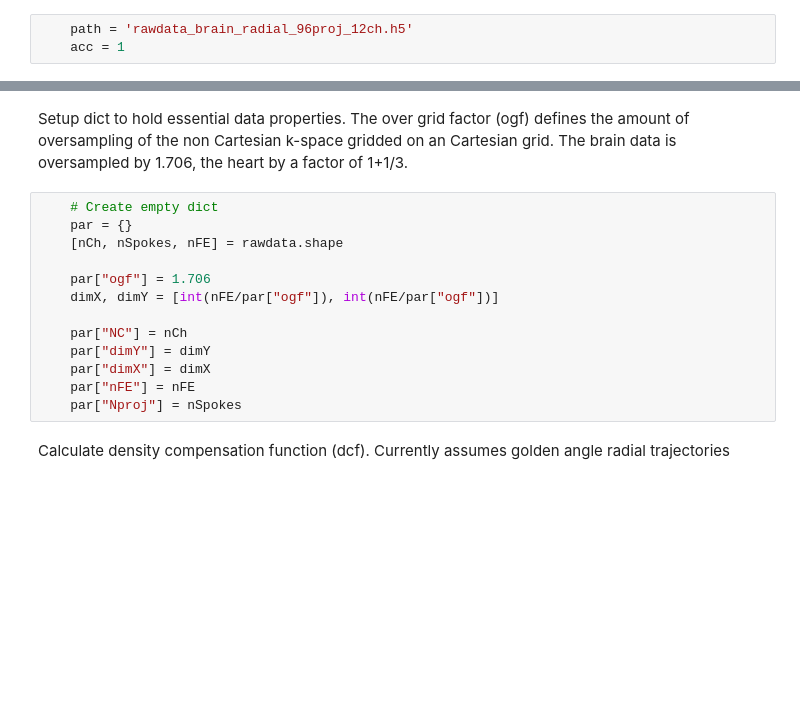
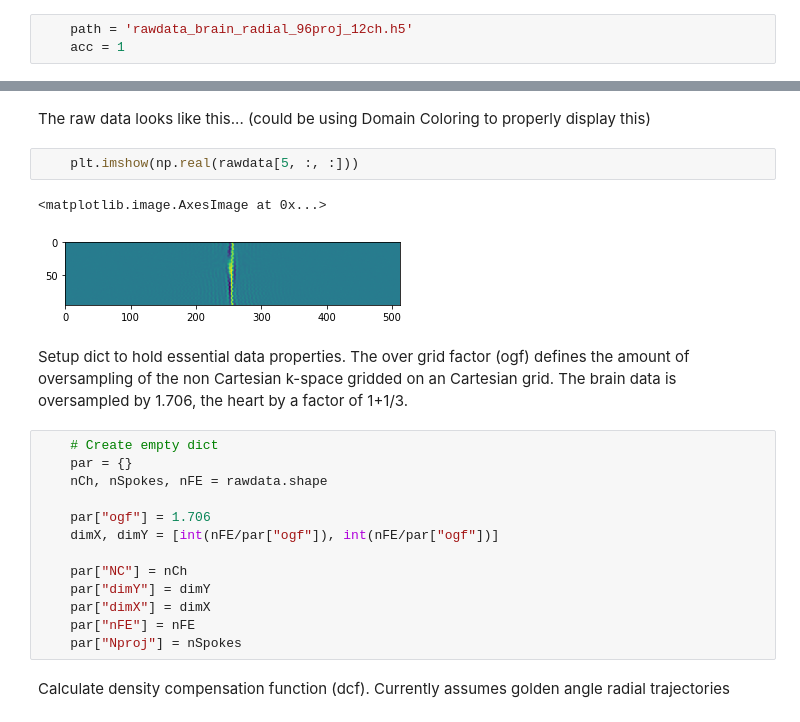
Before and after one commit to ISMRM/rrsg_challenge_01, a Jupyter notebook: python/rrsg_cgreco/step_by_step_recon.ipynb, the cells around one changed output, grey strips where cells are left out. Cells and saved outputs as stored; diff of their text form; blank space fills up the shorter version.

```diff
--- a/python/rrsg_cgreco/step_by_step_recon.ipynb
+++ b/python/rrsg_cgreco/step_by_step_recon.ipynb
@@ -59,9 +66,16 @@ Read in Data. The if/else for the heart is used to select the exact number of sp
+# %% [markdown]
+The raw data looks like this... (could be using Domain Coloring to properly display this)
+# %%
+    plt.imshow(np.real(rawdata[5, :, :]))
+# %% [output]
+<matplotlib.image.AxesImage at 0x...>
+[figure, added]
 # %% [markdown]
 Setup dict to hold essential data properties. The over grid factor (ogf) defines the amount of oversampling of the non Cartesian k-space gridded on an Cartesian grid. The brain data is oversampled by 1.706, the heart by a factor of 1+1/3.
 # %%
     # Create empty dict
     par = {}
-    [nCh, nSpokes, nFE] = rawdata.shape
+    nCh, nSpokes, nFE = rawdata.shape
 
     par["ogf"] = 1.706
     dimX, dimY = [int(nFE/par["ogf"]), int(nFE/par["ogf"])]
```
Also changed, not shown: parts of 7 cells of this notebook, 8 other files.
